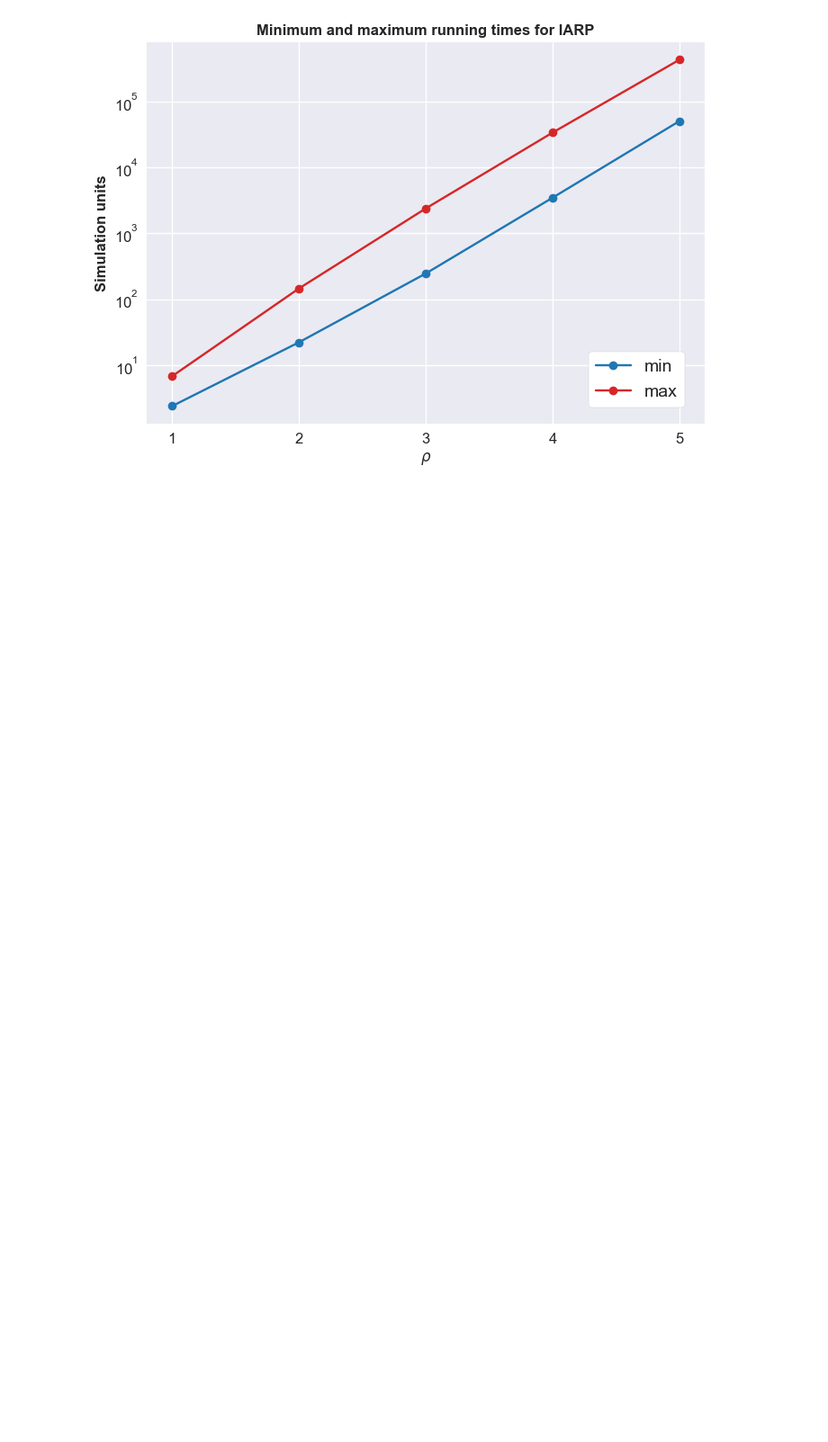
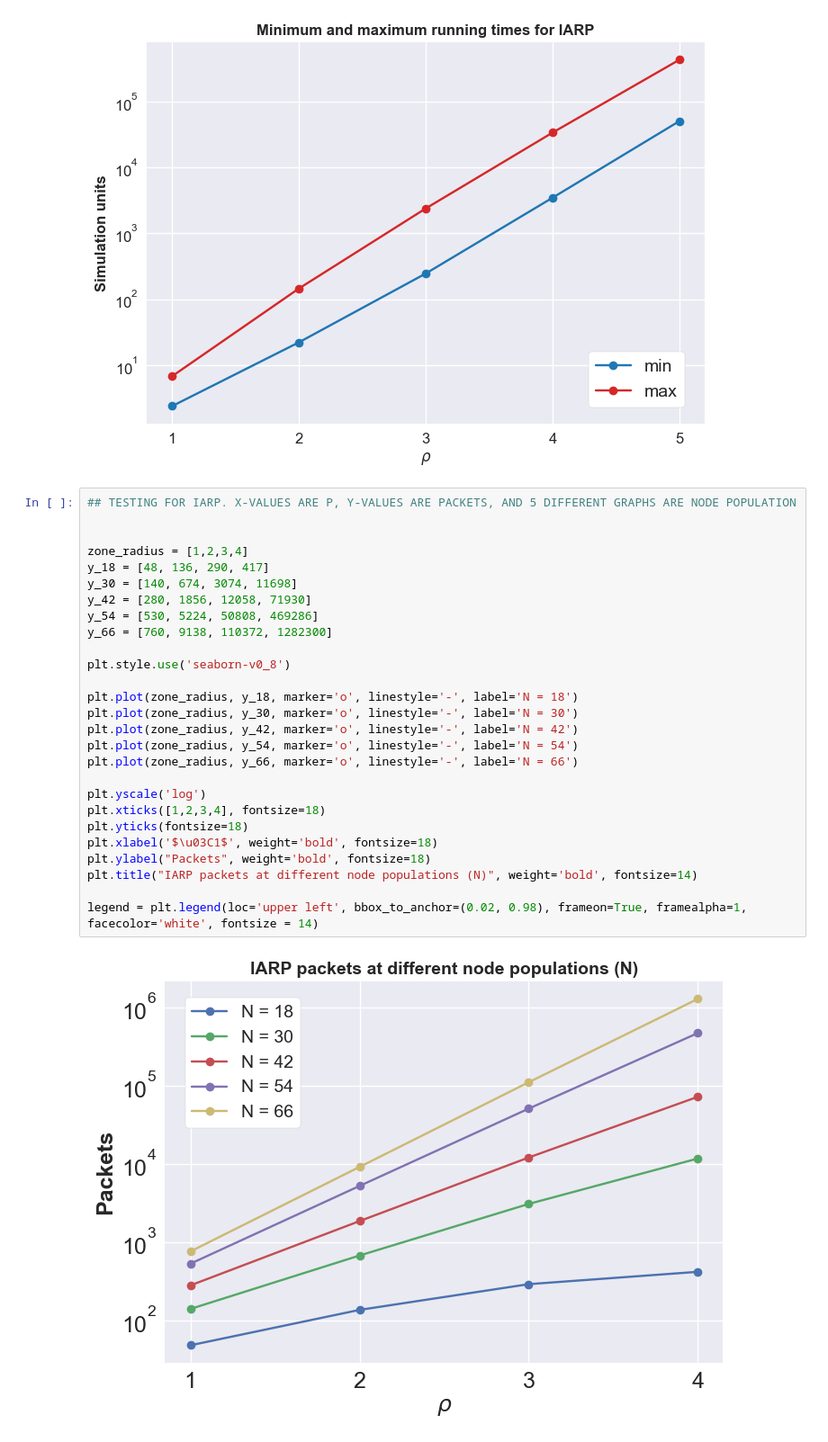
Before and after one commit to mathias-magnusson/Zone-routing-protocol, a Jupyter notebook: plot.ipynb, the cells around one changed output. Shown at 90% size. Saved outputs shown, nothing was run; the diff lists cells and outputs as text; blank space fills up the shorter version.

```diff
--- a/plot.ipynb
+++ b/plot.ipynb
@@ -88,4 +88,33 @@ plt.title('Minimum and maximum running times for IARP', weight='bold')
 legend = plt.legend(loc='lower right', bbox_to_anchor=(0.98, 0.02), frameon=True, framealpha=1, facecolor='white', fontsize = 14)
 # %% [output]
 [figure]
+# %%
+## TESTING FOR IARP. X-VALUES ARE P, Y-VALUES ARE PACKETS, AND 5 DIFFERENT GRAPHS ARE NODE POPULATION
+
+
+zone_radius = [1,2,3,4]
+y_18 = [48, 136, 290, 417]
+y_30 = [140, 674, 3074, 11698]
+y_42 = [280, 1856, 12058, 71930]
+y_54 = [530, 5224, 50808, 469286]
+y_66 = [760, 9138, 110372, 1282300]
+
+plt.style.use('seaborn-v0_8')
+
+plt.plot(zone_radius, y_18, marker='o', linestyle='-', label='N = 18')
+plt.plot(zone_radius, y_30, marker='o', linestyle='-', label='N = 30')
+plt.plot(zone_radius, y_42, marker='o', linestyle='-', label='N = 42')
+plt.plot(zone_radius, y_54, marker='o', linestyle='-', label='N = 54')
+plt.plot(zone_radius, y_66, marker='o', linestyle='-', label='N = 66')
+
+plt.yscale('log')
+plt.xticks([1,2,3,4], fontsize=18)
+plt.yticks(fontsize=18)
+plt.xlabel('$\u03C1$', weight='bold', fontsize=18)
+plt.ylabel("Packets", weight='bold', fontsize=18)
+plt.title("IARP packets at different node populations (N)", weight='bold', fontsize=14)
+
+legend = plt.legend(loc='upper left', bbox_to_anchor=(0.02, 0.98), frameon=True, framealpha=1, facecolor='white', fontsize = 14)
+# %% [output]
+[figure, added]
 # %%
```
Also changed, not shown: parts of 1 cell of this notebook, 3 other files.
